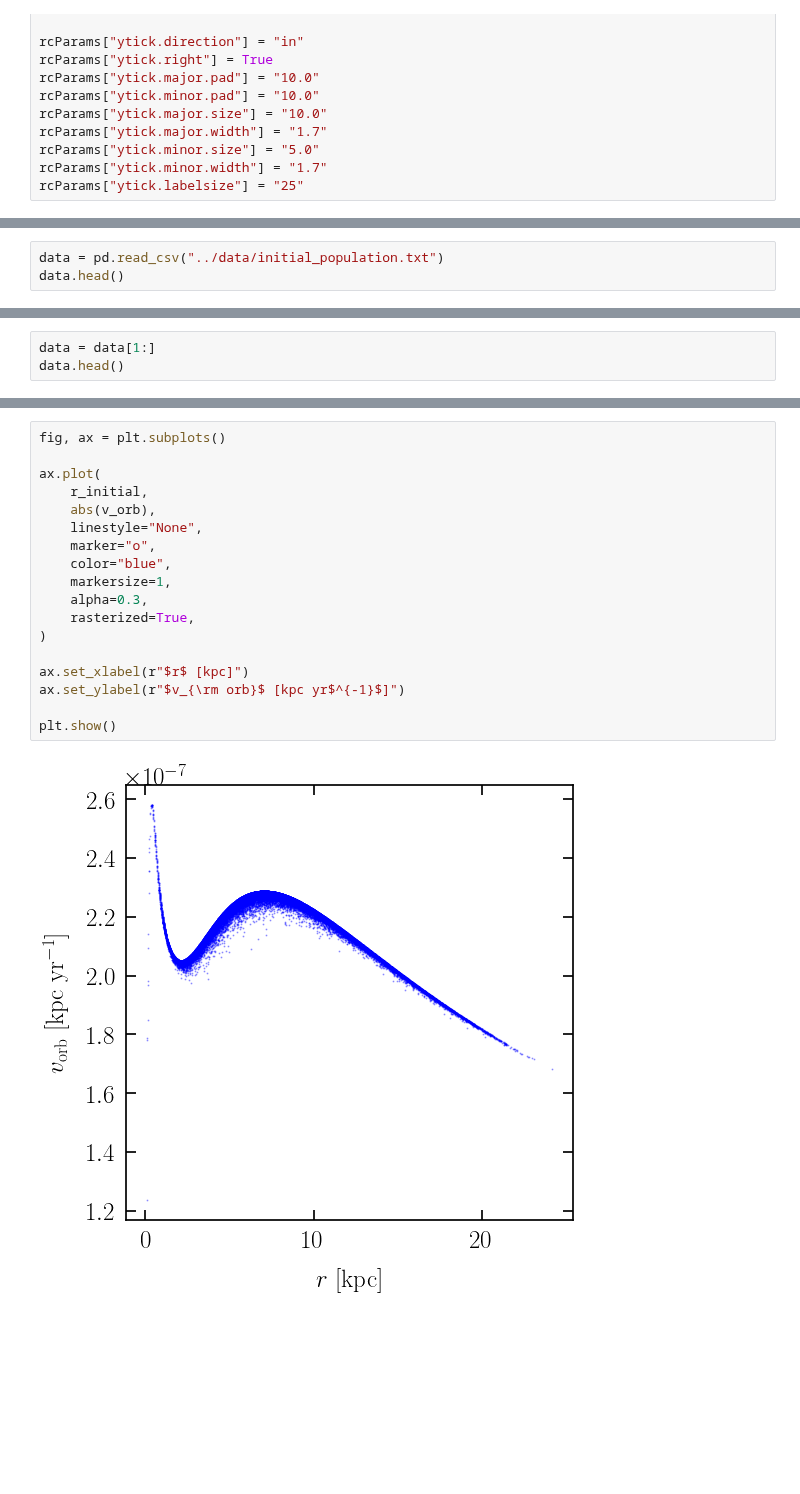
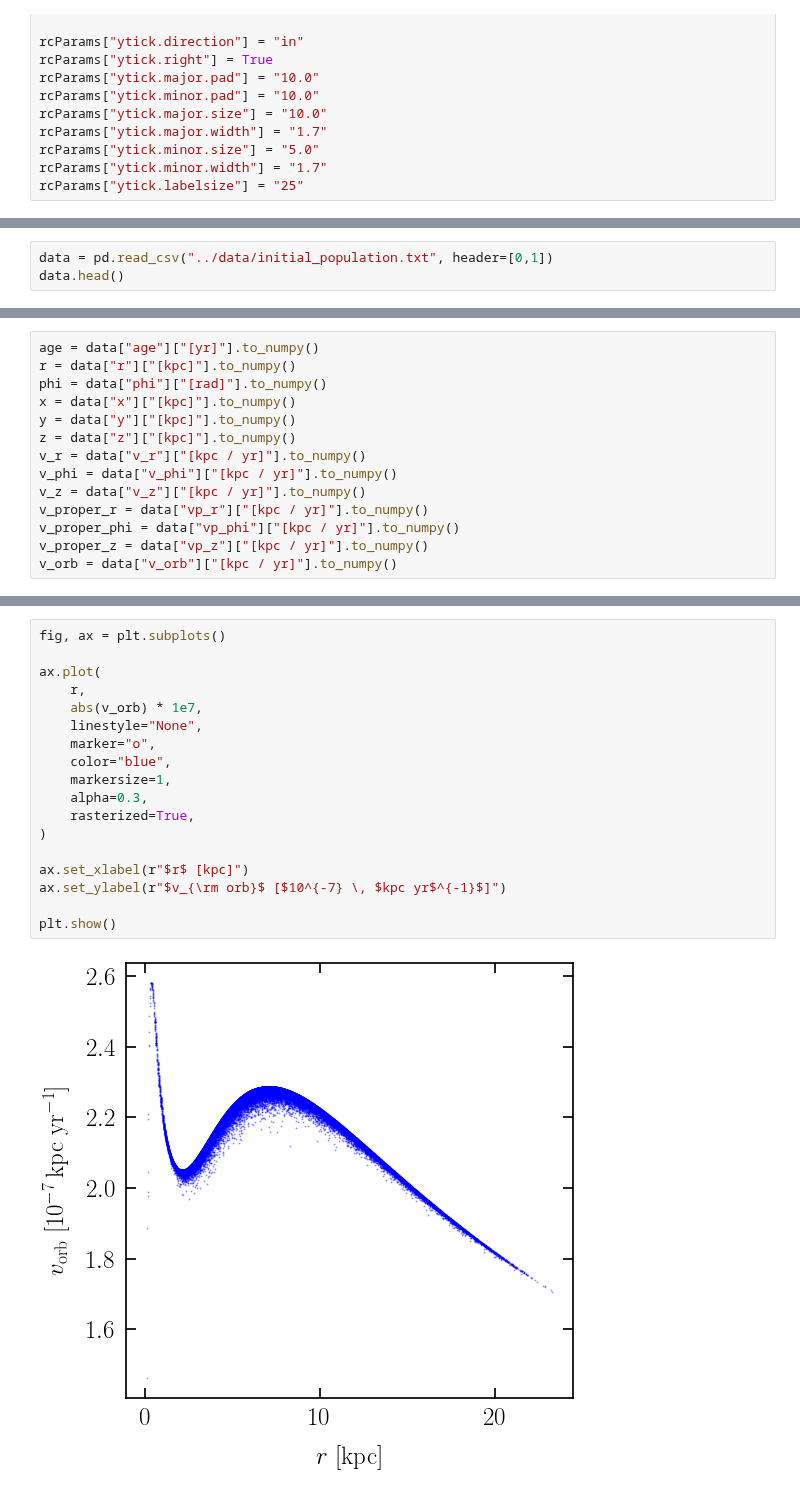
Before and after one commit to ice-csic-astroexotic/ML-Poppyns, a Jupyter notebook: examples/simulator/initial_population_plots.ipynb, the cells around one changed output, grey strips where cells are left out. Drawn from its saved outputs; the diff is of its cells as text; blank space fills up the shorter version.

```diff
--- a/examples/simulator/initial_population_plots.ipynb
+++ b/examples/simulator/initial_population_plots.ipynb
@@ -44,4 +48,4 @@ rcParams["ytick.labelsize"] = "25"
 # %%
-data = pd.read_csv("../data/initial_population.txt")
+data = pd.read_csv("../data/initial_population.txt", header=[0,1])
 data.head()
 # %% [output]
@@ -54,3 +58,0 @@ data.head()
-# %%
-data = data[1:]
-data.head()
@@ -72,0 +59,14 @@ v_orb = pd.to_numeric(data["v_orb"]).values
+# %%
+age = data["age"]["[yr]"].to_numpy()
+r = data["r"]["[kpc]"].to_numpy()
+phi = data["phi"]["[rad]"].to_numpy()
+x = data["x"]["[kpc]"].to_numpy()
+y = data["y"]["[kpc]"].to_numpy()
+z = data["z"]["[kpc]"].to_numpy()
+v_r = data["v_r"]["[kpc / yr]"].to_numpy()
+v_phi = data["v_phi"]["[kpc / yr]"].to_numpy()
+v_z = data["v_z"]["[kpc / yr]"].to_numpy()
+v_proper_r = data["vp_r"]["[kpc / yr]"].to_numpy()
+v_proper_phi = data["vp_phi"]["[kpc / yr]"].to_numpy()
+v_proper_z = data["vp_z"]["[kpc / yr]"].to_numpy()
+v_orb = data["v_orb"]["[kpc / yr]"].to_numpy()
@@ -134,20 +166,20 @@ plt.show()
 # %%
 fig, ax = plt.subplots()
 
 ax.plot(
-    r_initial,
-    abs(v_orb),
+    r,
+    abs(v_orb) * 1e7,
     linestyle="None",
     marker="o",
     color="blue",
     markersize=1,
     alpha=0.3,
     rasterized=True,
 )
 
 ax.set_xlabel(r"$r$ [kpc]")
-ax.set_ylabel(r"$v_{\rm orb}$ [kpc yr$^{-1}$]")
+ax.set_ylabel(r"$v_{\rm orb}$ [$10^{-7} \, $kpc yr$^{-1}$]")
 
 plt.show()
 # %% [output]
-[figure, old version]
+[figure, new version]
```
Also changed, not shown: parts of 15 cells of this notebook, 3 other files.
